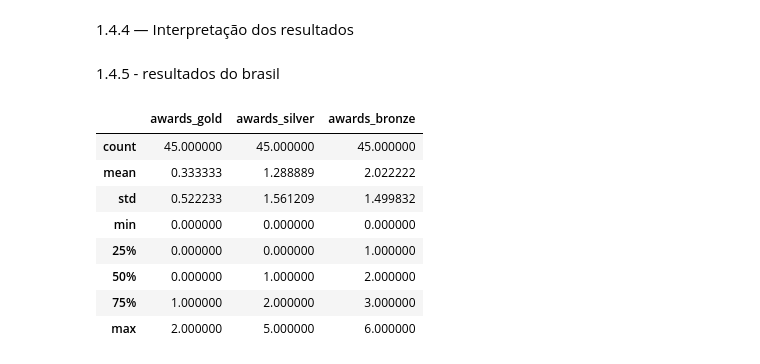
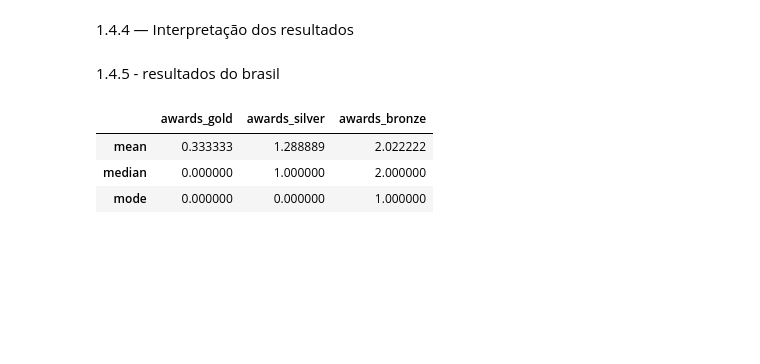
Before and after one commit to MatheusLuna37/IMO-analysis, a Jupyter notebook: teste03.ipynb, the cells around one changed output. Saved outputs shown, nothing was run; the diff lists cells and outputs as text; code cells hidden in the pictures; blank space fills up the shorter version.

```diff
--- a/teste03.ipynb
+++ b/teste03.ipynb
@@ -66,11 +66,6 @@ A partir dos dados gerais observamos algumas tendencias, a media de medalhas é
 # %%
-medalhas = [
-  "awards_gold" ,"awards_silver"	,"awards_bronze"
-]
-
+medalhas = ["awards_gold", "awards_silver", "awards_bronze"]
 medalhas_resumo = data[medalhas].agg(["count", "mean", "median",'std'])
-
-
 display(medalhas_resumo)
 # %% [output]
 |  | awards_gold | awards_silver | awards_bronze |
@@ -182,15 +175,15 @@ display(resultado_ordenado.head(10))
 # %% [markdown]
 1.4.5 - resultados do brasil
 # %%
-br = data.query("country == 'Brazil'").describe()
-br[medalhas]
+br = data.query("country == 'Brazil'").copy()
+resumo = br[medalhas].agg(["mean", "median"])
+
+moda = br[medalhas].mode().iloc[0]
+resumo.loc["mode"] = moda
+
+resumo
 # %% [output]
 |  | awards_gold | awards_silver | awards_bronze |
-| count | 45.000000 | 45.000000 | 45.000000 |
 | mean | 0.333333 | 1.288889 | 2.022222 |
-| std | 0.522233 | 1.561209 | 1.499832 |
-| min | 0.000000 | 0.000000 | 0.000000 |
-| 25% | 0.000000 | 0.000000 | 1.000000 |
-| 50% | 0.000000 | 1.000000 | 2.000000 |
-| 75% | 1.000000 | 2.000000 | 3.000000 |
-| max | 2.000000 | 5.000000 | 6.000000 |
+| median | 0.000000 | 1.000000 | 2.000000 |
+| mode | 0.000000 | 0.000000 | 1.000000 |
```
Also changed, not shown: parts of 8 cells of this notebook.
